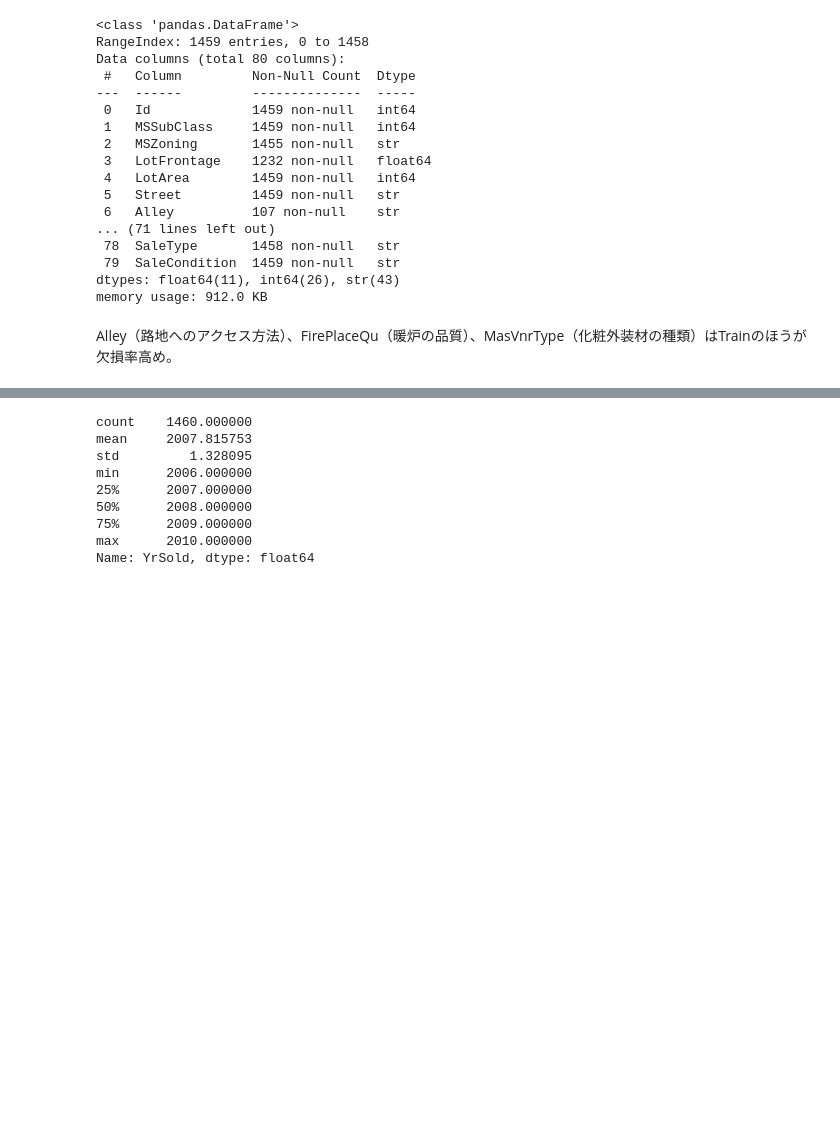
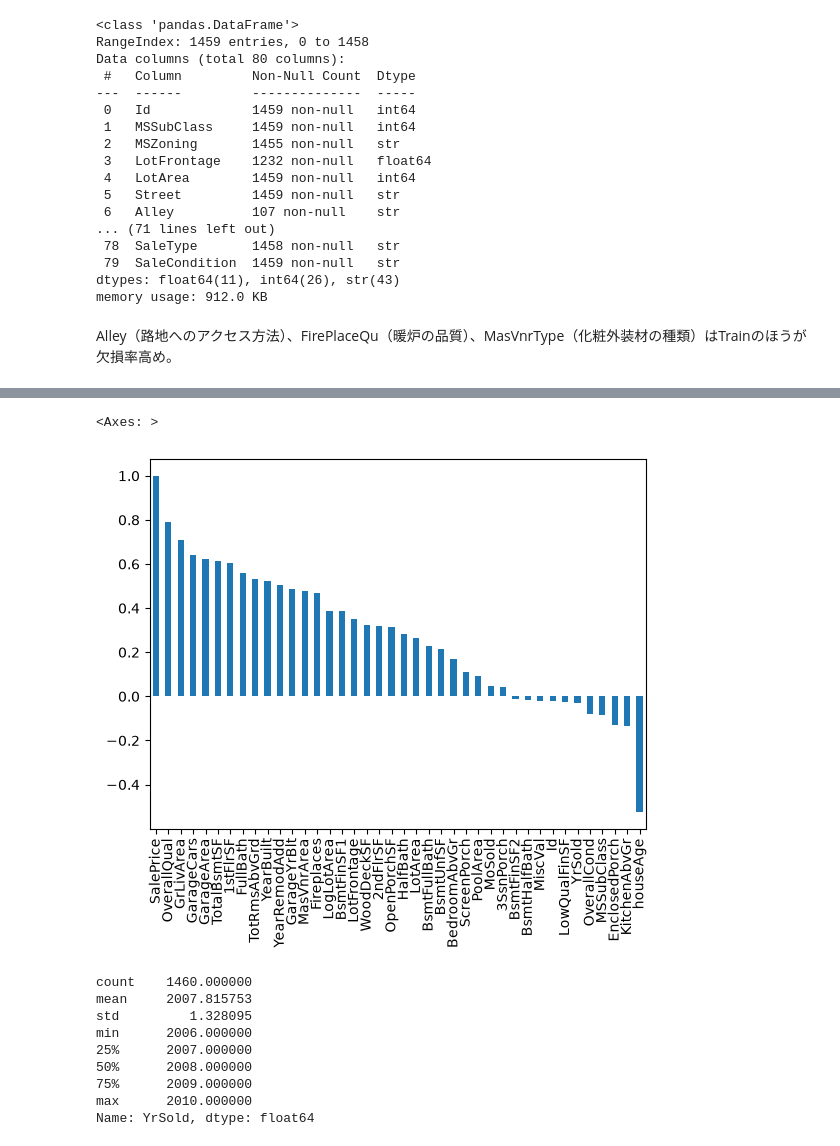
Before and after one commit to grkaym/house-prices, a Jupyter notebook: notebooks/nb_000_EDA.ipynb, the cells around one changed output, grey strips where cells are left out. Saved outputs shown, nothing was run; the diff lists cells and outputs as text; code cells hidden in the pictures; blank space fills up the shorter version.

```diff
--- a/notebooks/nb_000_EDA.ipynb
+++ b/notebooks/nb_000_EDA.ipynb
@@ -93,3 +81,14 @@ dtype: float64
+# %%
+quantitative = train_df.select_dtypes(include='number').columns.tolist()
+
+corr = train_df[quantitative].corr()
+
+saleprice_corr = corr['SalePrice'].sort_values(ascending=False)
+
+saleprice_corr.plot.bar()
+# %% [output]
+<Axes: >
+[figure, added]
 # %%
 train_df['YrSold'].describe()
 # %% [output]
```
Also changed, not shown: parts of 3 cells of this notebook, 8 other files.
